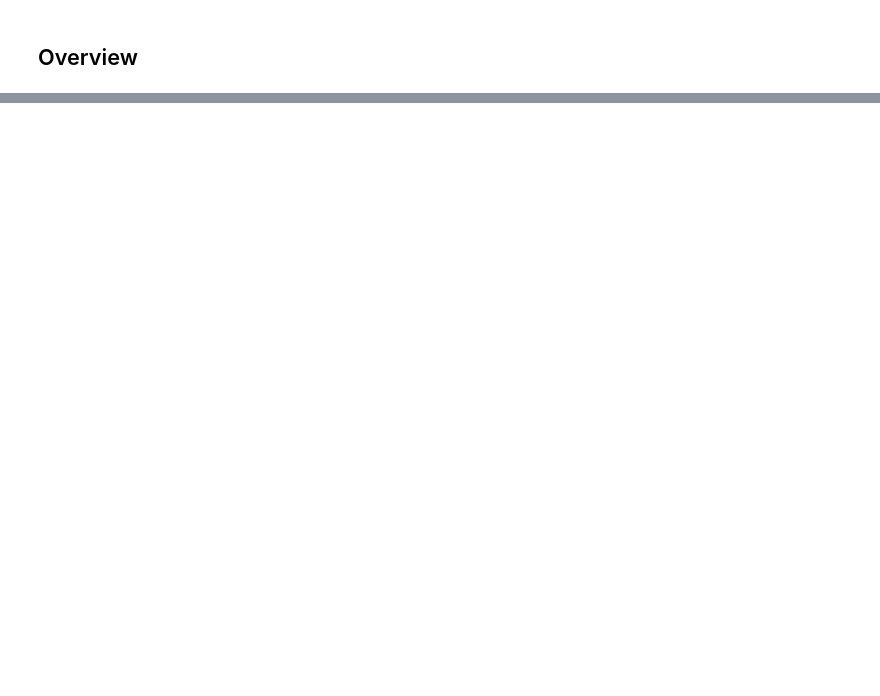
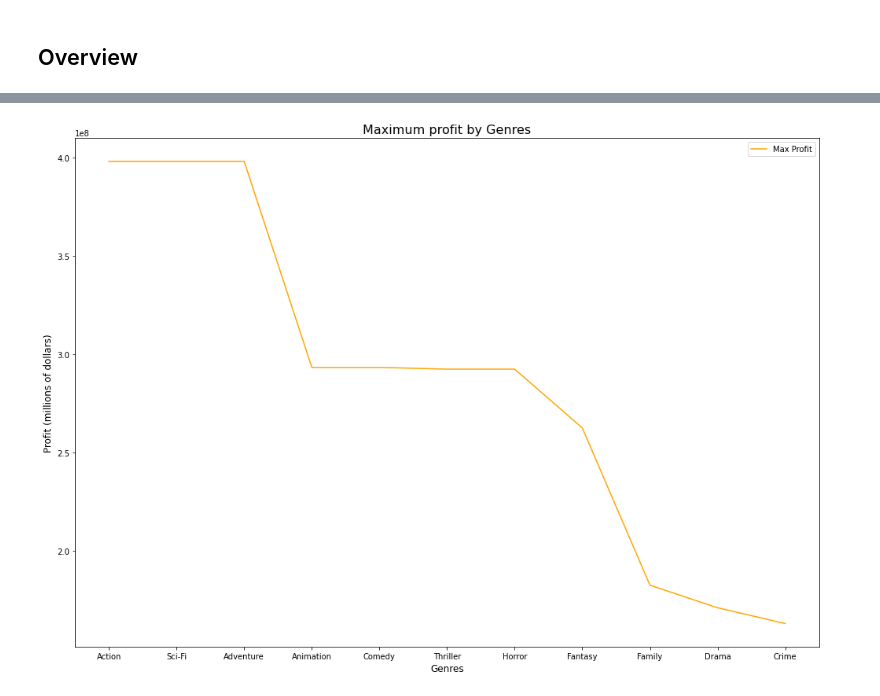
Before and after one commit to Teetee-lab/MovieAnalysisProject, a Jupyter notebook: InitialDataExploration.ipynb, the cells around one changed output, grey strips where cells are left out. Saved outputs shown, nothing was run; the diff lists cells and outputs as text; code cells hidden in the pictures; blank space fills up the shorter version.

```diff
--- a/InitialDataExploration.ipynb
+++ b/InitialDataExploration.ipynb
@@ -131,0 +868,4 @@ titleRatings.head()
+# %%
+profit_max_df = movies_title_df.groupby(['genres'], as_index=False)[['roi','profit']].agg('max').sort_values(by='profit', ascending=False)
+profit_max_df=profit_max_df.iloc[0:11]
+profit_max_df
@@ -131,0 +885,12 @@ titleRatings.head()
+# %%
+fig =plt.figure(figsize=(14,10))
+graph=sns.lineplot(x= 'genres', y='profit',data=profit_max_df, color = 'orange', label='Max Profit')
+fig=graph.get_figure()
+graph.set_xlabel(xlabel='Genres', fontsize=12)
+graph.set_ylabel(ylabel='Profit (millions of dollars)',fontsize =12)
+graph.set_title('Maximum profit by Genres', fontsize=16)
+plt.tight_layout()
+plt.show()
+fig.savefig('MaximumProfitbyGenres.png');
+# %% [output]
+[figure, added]
```
Also changed, not shown: parts of 107 cells of this notebook, 15 other files.
